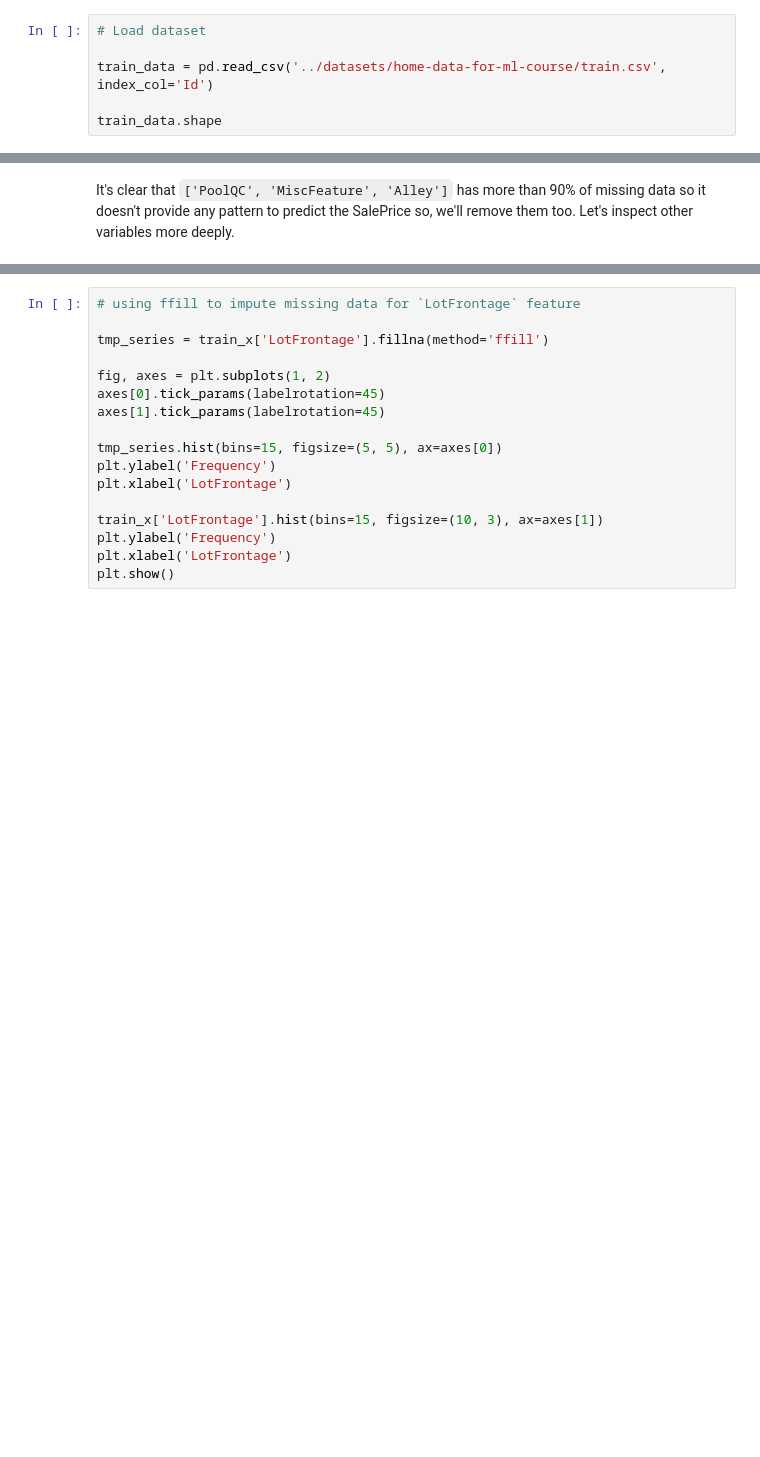
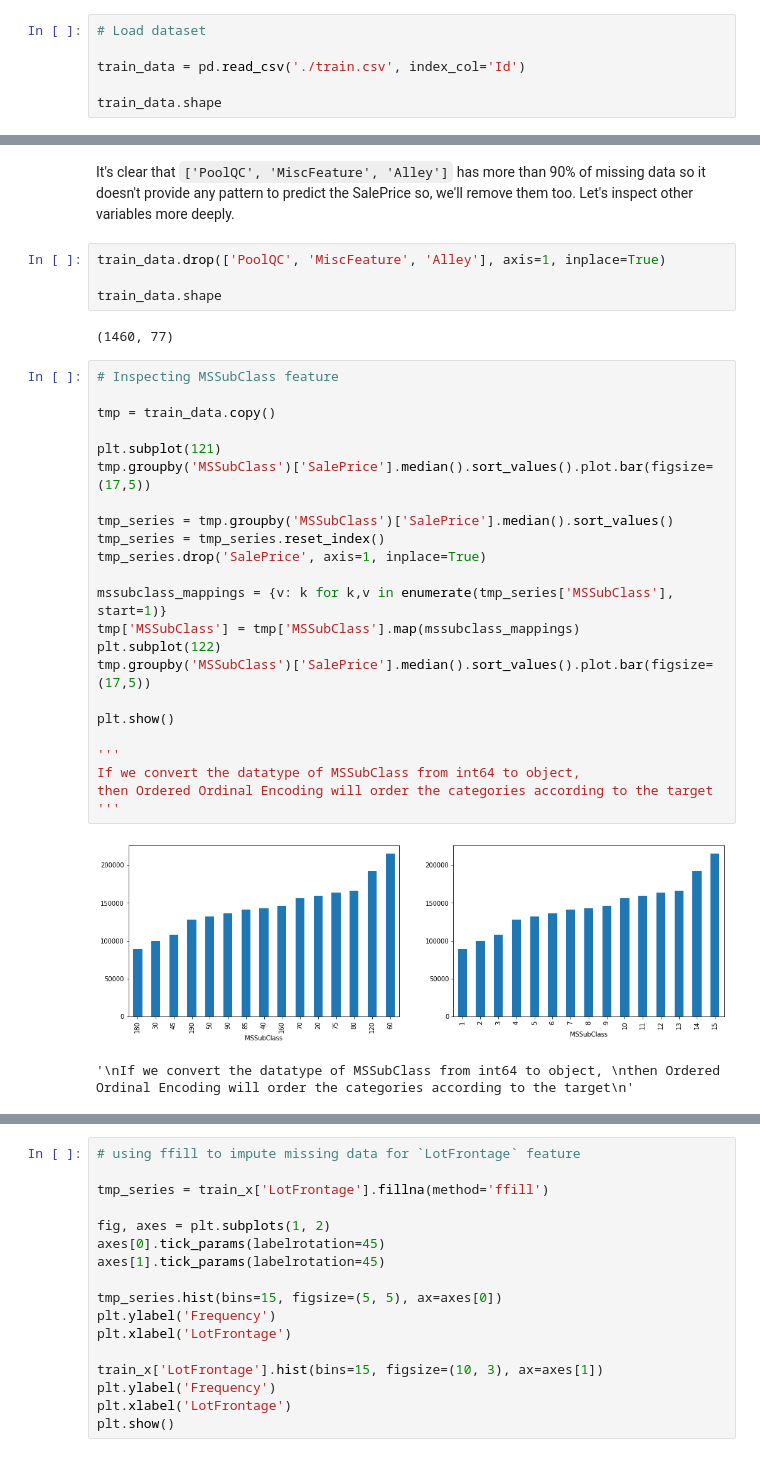
Before and after one commit to sidArts/boston-houseprices-regression-analysis, a Jupyter notebook: boston_houseprices_regression.ipynb, the cells around one changed output, grey strips where cells are left out. Drawn from its saved outputs; the diff is of its cells as text; blank space fills up the shorter version.

```diff
--- a/boston_houseprices_regression.ipynb
+++ b/boston_houseprices_regression.ipynb
@@ -42,7 +42,7 @@ warnings.filterwarnings(action='once')
 # %%
 # Load dataset
 
-train_data = pd.read_csv('../datasets/home-data-for-ml-course/train.csv', index_col='Id')
+train_data = pd.read_csv('./train.csv', index_col='Id')
 
 train_data.shape
 # %% [output]
@@ -137,3 +211,35 @@ Electrical      0.000685
 dtype: float64
 # %% [markdown]
 It's clear that `['PoolQC', 'MiscFeature', 'Alley']` has more than 90% of missing data so it doesn't provide any pattern to predict the SalePrice so, we'll remove them too. Let's inspect other variables more deeply.
+# %%
+train_data.drop(['PoolQC', 'MiscFeature', 'Alley'], axis=1, inplace=True)
+
+train_data.shape
+# %% [output]
+(1460, 77)
+# %%
+# Inspecting MSSubClass feature
+
+tmp = train_data.copy()
+
+plt.subplot(121)
+tmp.groupby('MSSubClass')['SalePrice'].median().sort_values().plot.bar(figsize=(17,5))
+
+tmp_series = tmp.groupby('MSSubClass')['SalePrice'].median().sort_values()
+tmp_series = tmp_series.reset_index()
+tmp_series.drop('SalePrice', axis=1, inplace=True)
+
+mssubclass_mappings = {v: k for k,v in enumerate(tmp_series['MSSubClass'], start=1)}
+tmp['MSSubClass'] = tmp['MSSubClass'].map(mssubclass_mappings)
+plt.subplot(122)
+tmp.groupby('MSSubClass')['SalePrice'].median().sort_values().plot.bar(figsize=(17,5))
+
+plt.show()
+
+'''
+If we convert the datatype of MSSubClass from int64 to object,
+then Ordered Ordinal Encoding will order the categories according to the target
+'''
+# %% [output]
+[figure, added]
+'\nIf we convert the datatype of MSSubClass from int64 to object, \nthen Ordered Ordinal Encoding will order the categories according to the target\n'
```
Also changed, not shown: parts of 21 cells of this notebook, 1 other file.
